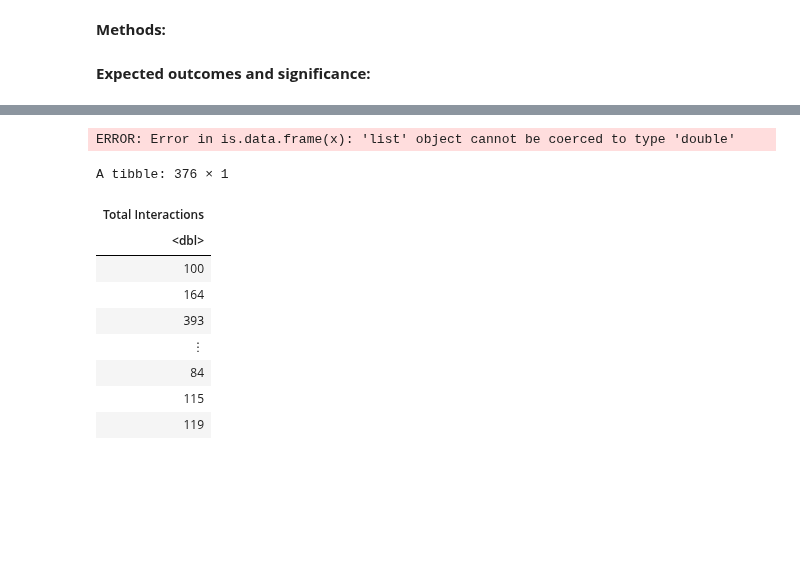
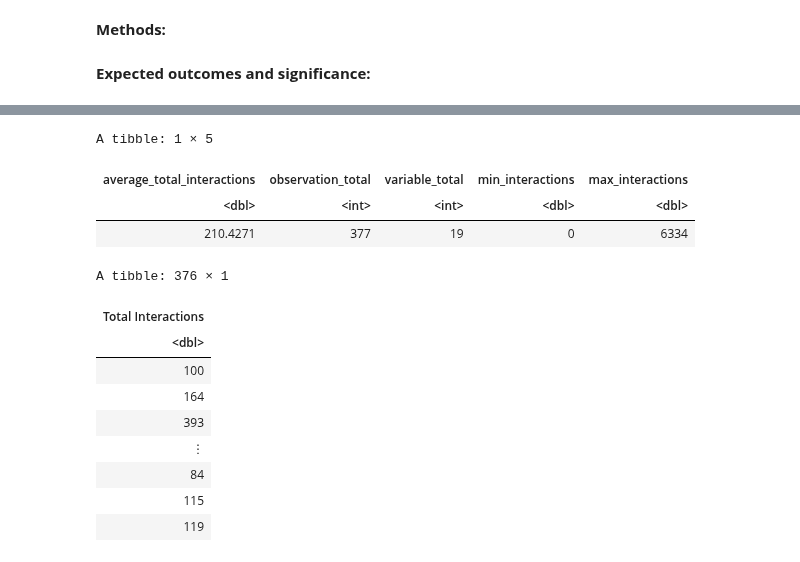
Before and after one commit to amellios/data_science_woohoo, a Jupyter notebook: OwO.ipynb, the cells around one changed output, grey strips where cells are left out. Cells and saved outputs as stored; diff of their text form; code cells hidden in the pictures; blank space fills up the shorter version.

```diff
--- a/OwO.ipynb
+++ b/OwO.ipynb
@@ -126,7 +154,29 @@ A tibble: 6 × 5
-# %%
-sd(facebook_train_filter)
-# %% [output]
-ERROR: Error in is.data.frame(x): 'list' object cannot be coerced to type 'double'
+# %%
+#Min, Max, and Average of Total Interactions
+min_interactions <- min(facebook_train[["Total Interactions"]])
+max_interactions <- max(facebook_train[["Total Interactions"]])
+average_interactions <- mean(facebook_train[["Total Interactions"]])
+
+#Total Number of Observations
+observation_total <- nrow(facebook_train)
+
+#Total Number of Variables
+variable_total <- ncol(facebook_train)
+#Exploratory Data Analysis Table
+exploratory_table <- facebook_train %>%
+                     mutate(facebook_train, average_total_interactions = average_interactions) %>%
+                     mutate(facebook_train, observation_total = observation_total) %>%
+                     mutate(facebook_train, variable_total = variable_total) %>%
+                     mutate(facebook_train, min_interactions = min_interactions) %>%
+                     mutate(facebook_train, max_interactions = max_interactions) %>%
+                     select(average_total_interactions, observation_total, variable_total, min_interactions, max_interactions) %>%
+                     slice(1)
+exploratory_table
+# %% [output]
+A tibble: 1 × 5
+| average_total_interactions | observation_total | variable_total | min_interactions | max_interactions |
+| <dbl> | <int> | <int> | <dbl> | <dbl> |
+| 210.4271 | 377 | 19 | 0 | 6334 |
 # %%
 interactions_only  <- select(facebook_train_filter, `Total Interactions`)
 interactions_only
```
Also changed, not shown: parts of 2 cells of this notebook.
